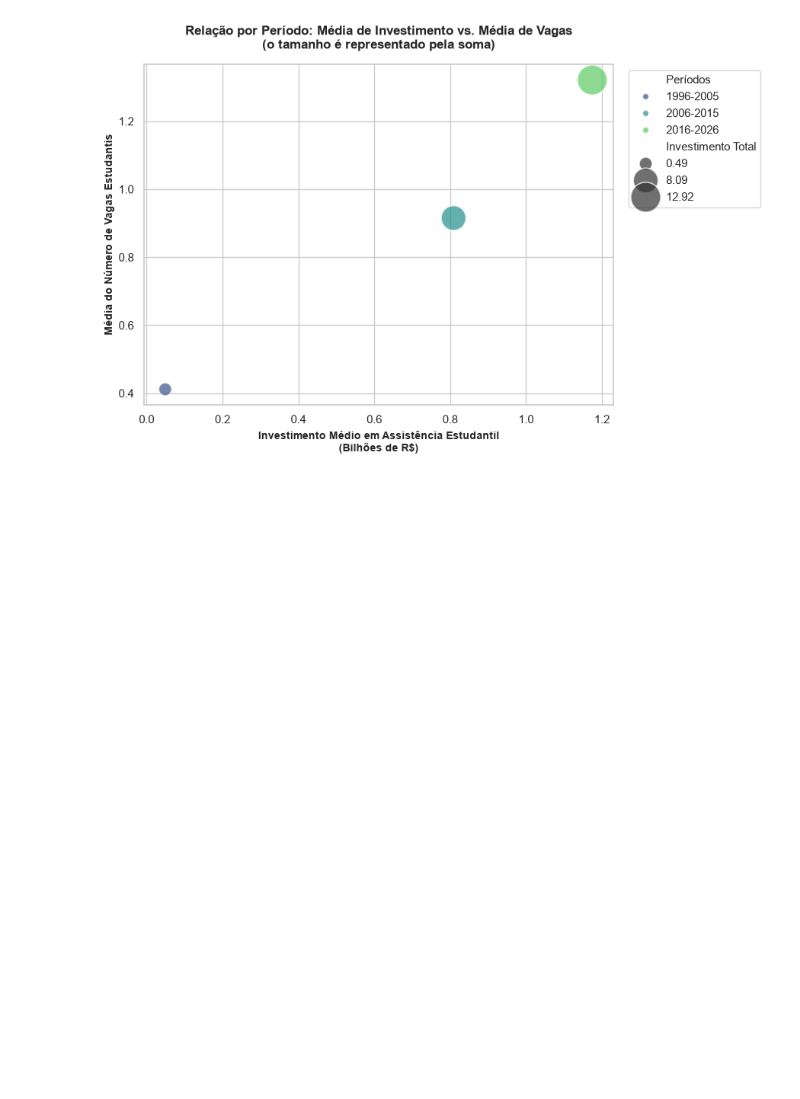
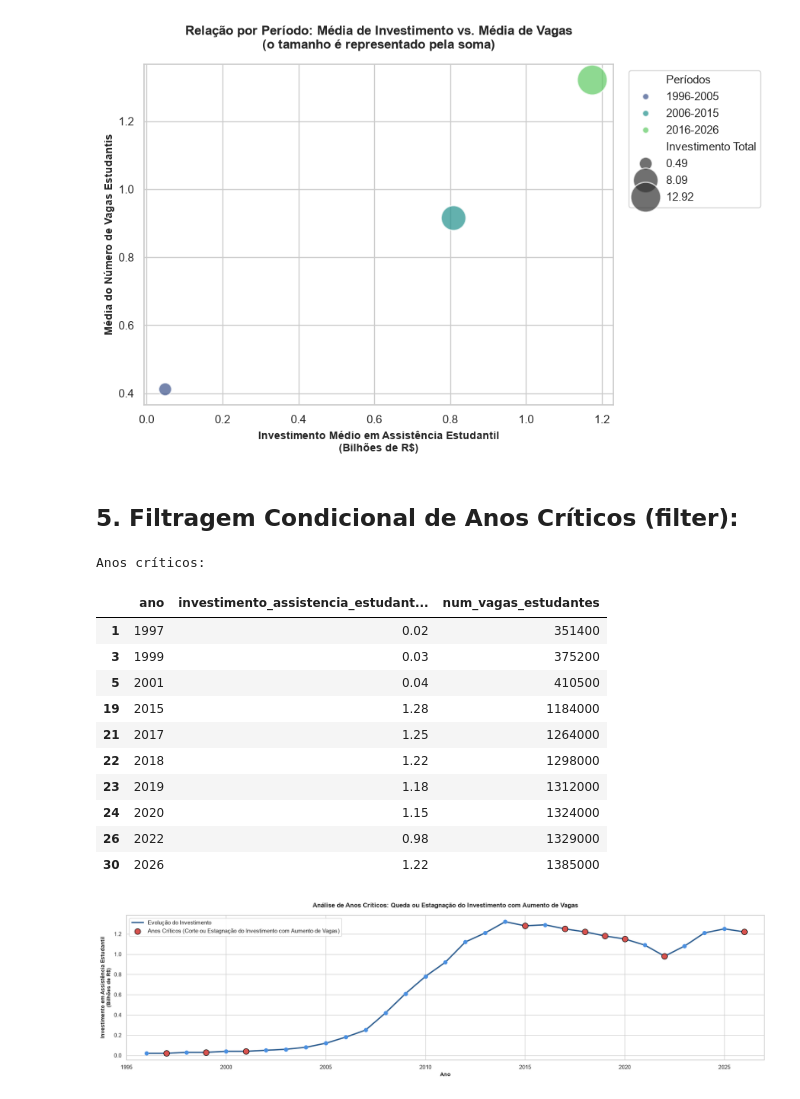
Before and after one commit to mathb366/Vizualizacao_dados, a Jupyter notebook: main.ipynb, the cells around one changed output. Saved outputs shown, nothing was run; the diff lists cells and outputs as text; code cells hidden in the pictures; blank space fills up the shorter version.

Commit message:
Implementei a relação entre o investimento em assistência estudantil e o número de vagas estudantis

```diff
--- a/main.ipynb
+++ b/main.ipynb
@@ -173,3 +173,77 @@ plt.show()
 | 2006-2015 | 0.809000 | 0.85 | 8.09 | 9.151200e+05 | 943300.0 | 9151200 |
 | 2016-2026 | 1.174545 | 1.21 | 12.92 | 1.321091e+06 | 1324000.0 | 14532000 |
 [figure]
+# %% [markdown]
+## 5. Filtragem Condicional de Anos Críticos (filter):
+# %%
+df_modified = df.copy()
+
+# Criando as colunas para verificar a diferença em relação ao ano anterior:
+df_modified['variacao_investimento_assistencia_estudantil'] = df_modified['investimento_assistencia_estudantil_bilhoes_brl'].diff()
+df_modified['variacao_num_vagas_estudantes'] = df_modified['num_vagas_estudantes'].diff()
+
+# Filtrando os anos críticos (em que houve corte ou estagnação no investimento em assistência estudantil,
+# mesmo com o aumento no número total de vagas para estudantes)
+anos_criticos = df_modified[
+    (df_modified['variacao_investimento_assistencia_estudantil'] <= 0) &
+    (df_modified['variacao_num_vagas_estudantes'] > 0)
+]
+
+print("Anos críticos:")
+display(anos_criticos[['ano', 'investimento_assistencia_estudantil_bilhoes_brl', 'num_vagas_estudantes']])
+
+plt.figure(figsize=(18, 5))
+
+# Série Temporal principal:
+plt.plot(
+    df_modified['ano'],
+    df_modified['investimento_assistencia_estudantil_bilhoes_brl'],
+    color='#2b5c8f',
+    linewidth=2.5,
+    label='Evolução do Investimento'
+)
+
+# Anos não críticos (marcadores azuis):
+plt.scatter(
+    df_modified['ano'],
+    df_modified['investimento_assistencia_estudantil_bilhoes_brl'],
+    color='#4a90e2',
+    s=50,
+    zorder=3
+)
+
+# Anos críticos (marcadores vermelhos e maiores):
+plt.scatter(
+    anos_criticos['ano'],
+    anos_criticos['investimento_assistencia_estudantil_bilhoes_brl'],
+    color='#d9534f',
+    s=120,
+    zorder=4,
+    edgecolors='black',
+    label='Anos Críticos (Corte ou Estagnação do Investimento com Aumento de Vagas)'
+)
+
+plt.title('Análise de Anos Críticos: Queda ou Estagnação do Investimento com Aumento de Vagas', fontsize=12, fontweight='bold', pad=15)
+plt.xlabel('Ano', fontsize=10, fontweight='bold')
+plt.ylabel('Investimento em Assistência Estudantil\n(Bilhões de R$)', fontsize=10, fontweight='bold')
+
+plt.xlim(1995, 2027)
+
+plt.legend(loc='upper left', frameon=True, facecolor='white', framealpha=0.9)
+
+plt.tight_layout()
+plt.show()
+# %% [output]
+Anos críticos:
+|  | ano | investimento_assistencia_estudant... | num_vagas_estudantes |
+| 1 | 1997 | 0.02 | 351400 |
+| 3 | 1999 | 0.03 | 375200 |
+| 5 | 2001 | 0.04 | 410500 |
+| 19 | 2015 | 1.28 | 1184000 |
+| 21 | 2017 | 1.25 | 1264000 |
+| 22 | 2018 | 1.22 | 1298000 |
+| 23 | 2019 | 1.18 | 1312000 |
+| 24 | 2020 | 1.15 | 1324000 |
+| 26 | 2022 | 0.98 | 1329000 |
+| 30 | 2026 | 1.22 | 1385000 |
+[figure, added]
```
